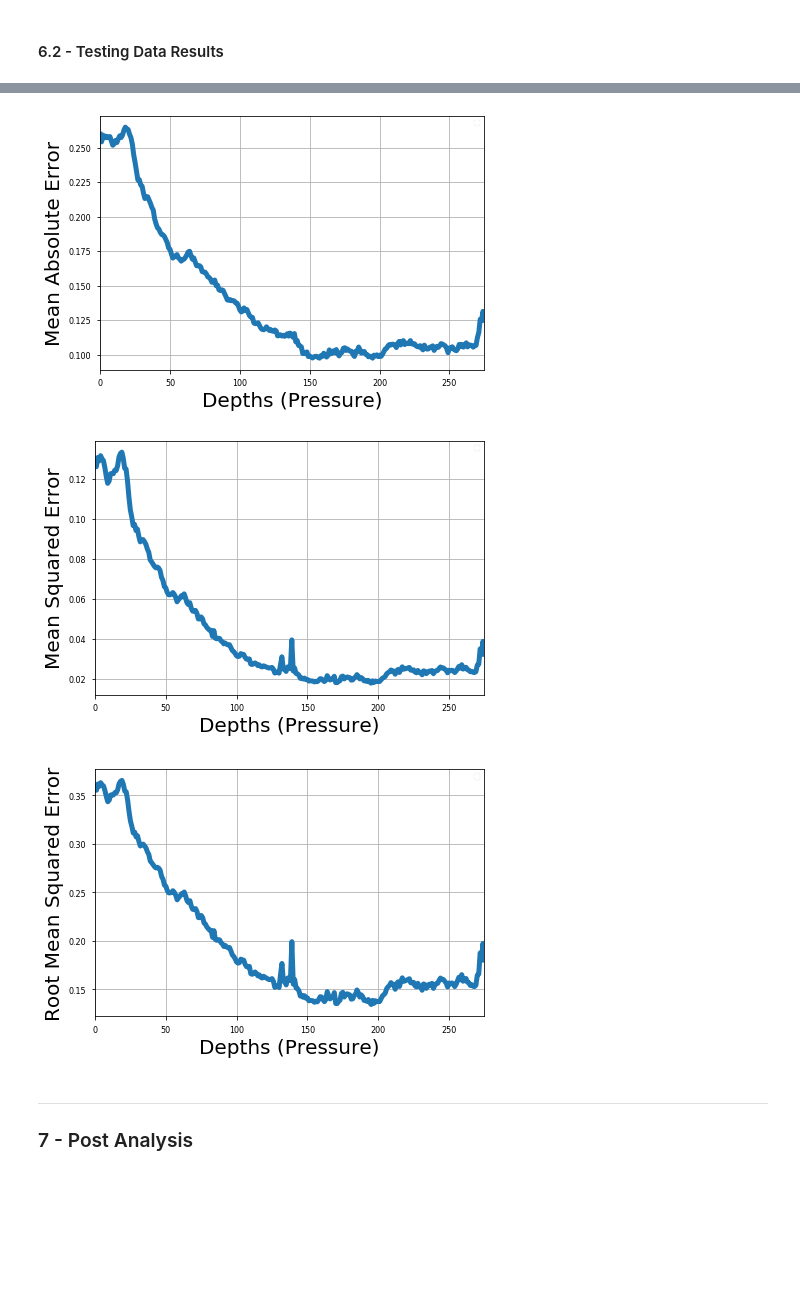
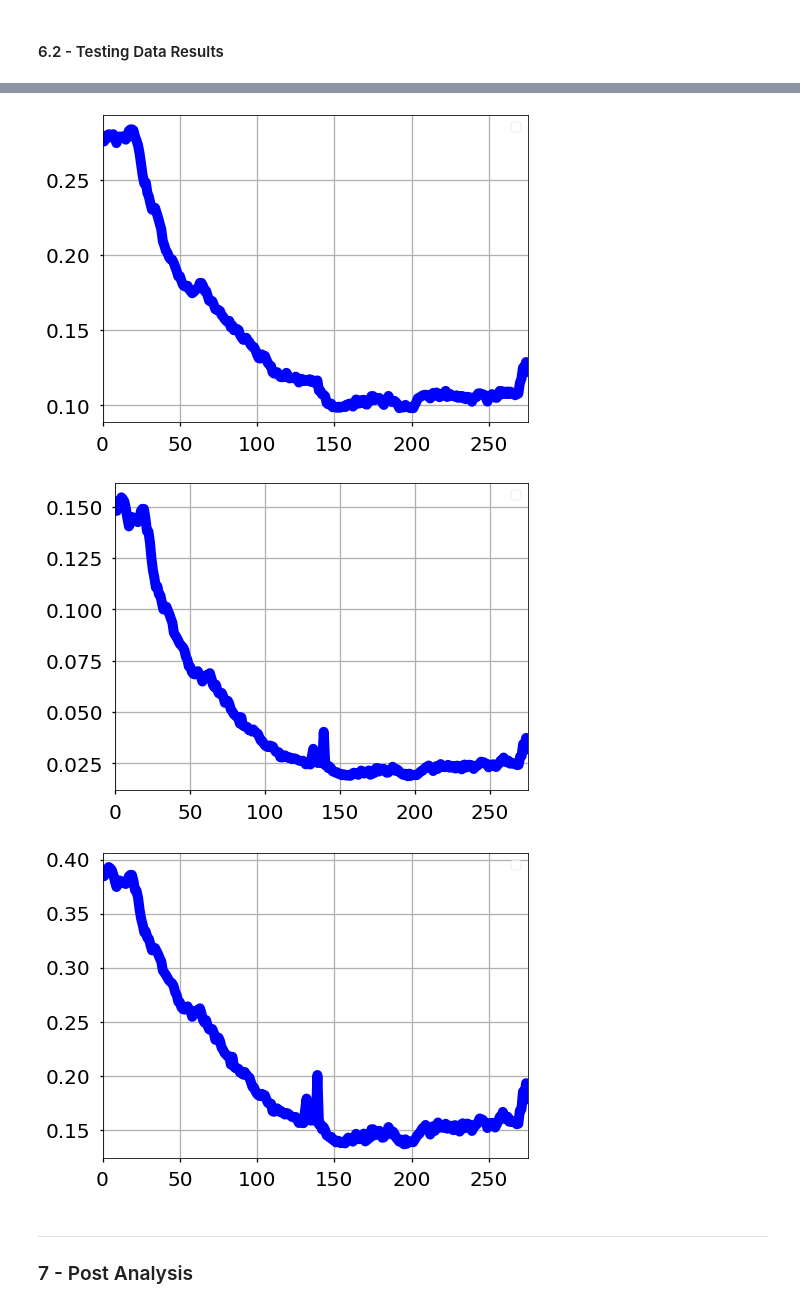
Before and after one commit to IPL-UV/ml4ocean, a Jupyter notebook: notebooks/full_walkthroughs/full_walkthrough.ipynb, the cells around one changed output, grey strips where cells are left out. Drawn from its saved outputs; the diff is of its cells as text; code cells hidden in the pictures; blank space fills up the shorter version.

Commit message:
Working notebook and many plots.

```diff
--- a/notebooks/full_walkthroughs/full_walkthrough.ipynb
+++ b/notebooks/full_walkthroughs/full_walkthrough.ipynb
@@ -339,15 +219,15 @@ We will use the same standardization as shown above.
 # %%
 output_transformer = StandardScaler(with_mean=True, with_std=False)
 
-ytrain = output_transformer.fit_transform(ytr)
-ytest = output_transformer.transform(yte)
+ytrain = output_transformer.fit_transform(ytr_log)
+ytest = output_transformer.transform(yte_log)
 # %% [markdown]
 ---
 ### 5 - Train ML Model
 # %% [markdown]
 In this section, we will use a standard random forest (RF) regressor to train on our dataset. Because our data is multi-output, we will need 1 RF per output layer.
 # %%
-rf_model = train_rf_model(Xtrain, ytrain, verbose=0)
+rf_model = train_rf_model(Xtrain, ytrain[:, 0], verbose=0)
 # %% [markdown]
 ---
 ### 6 - Test ML Model
@@ -412,10 +292,10 @@ stats_df.head()
 # %%
 statistic = 'r2'
 
-plt.style.use('seaborn-paper')
+plt.style.use('seaborn-talk')
 plot_mo_stats(
     stats_df,
     stat=statistic,
-    save_name=None
+    save_name='na_train'
 )
 # %% [output]
@@ -450,9 +330,9 @@ stats_df.head()
 # %%
 statistic = 'r2'
-plt.style.use('seaborn-paper')
+plt.style.use('seaborn-talk')
 plot_mo_stats(
     stats_df,
     stat='r2',
-    save_name=None
+    save_name='na_test'
 )
 # %% [output]
@@ -460,11 +340,11 @@ plot_mo_stats(
 # %%
-plot_mo_stats(stats_df, stat='mae', save_name=None)
-plot_mo_stats(stats_df, stat='mse', save_name=None)
-plot_mo_stats(stats_df, stat='rmse', save_name=None)
+plot_mo_stats(stats_df, stat='mae', save_name='na_test')
+plot_mo_stats(stats_df, stat='mse', save_name='na_test')
+plot_mo_stats(stats_df, stat='rmse', save_name='na_test')
 # %% [output]
-[figure, old version]
+[figure, new version]
-[figure, old version]
+[figure, new version]
-[figure, old version]
+[figure, new version]
 # %% [markdown]
 ---
 ### 7 - Post Analysis
```
Also changed, not shown: parts of 63 cells of this notebook, 11 other files.
